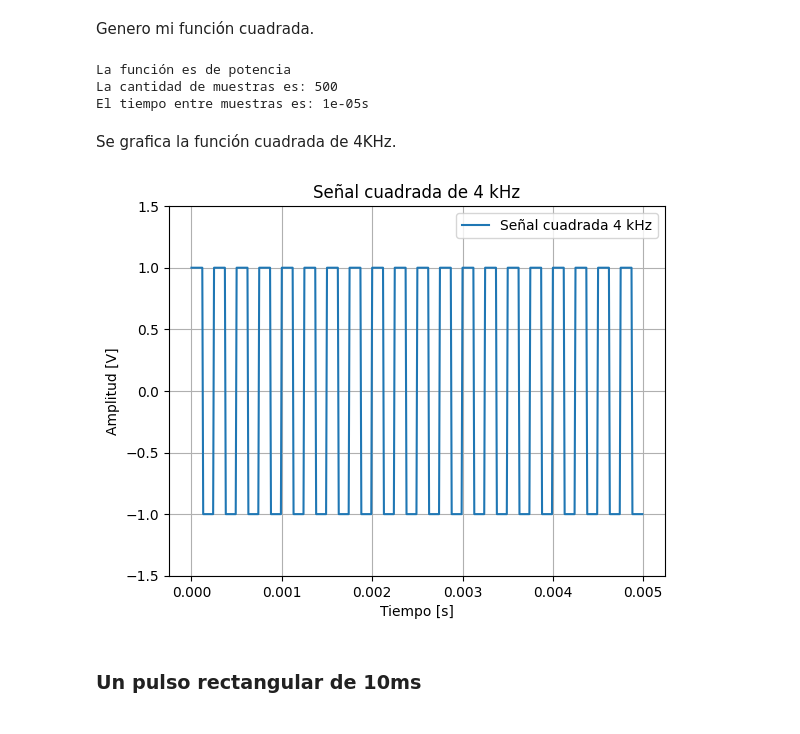
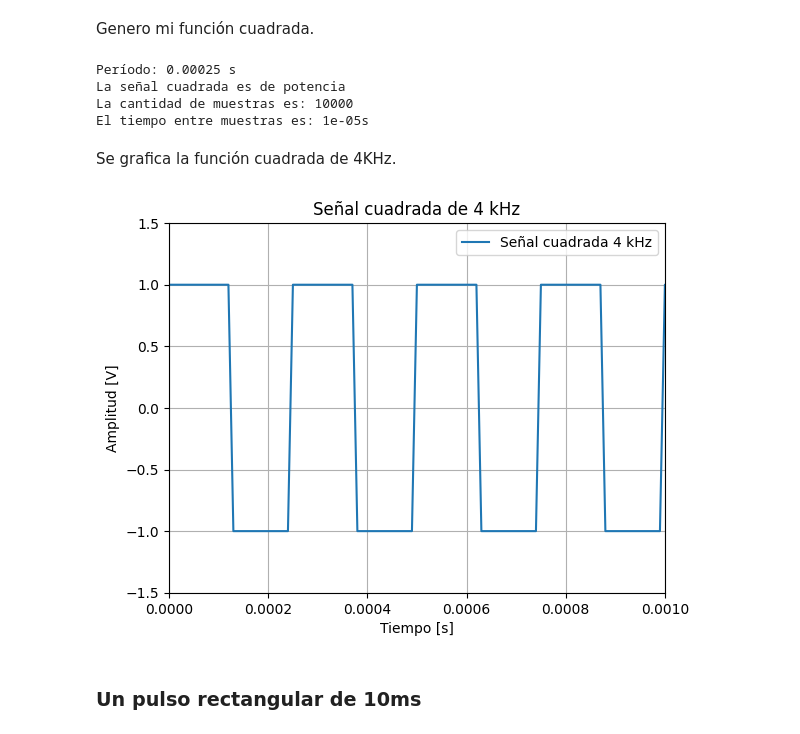
Before and after one commit to Nicolas-21864/TS, a Jupyter notebook: TS1.ipynb, the cells around one changed output. Drawn from its saved outputs; the diff is of its cells as text; code cells hidden in the pictures.

```diff
--- a/TS1.ipynb
+++ b/TS1.ipynb
@@ -14,8 +14,9 @@ Llamo a las librerías a utilizar y defino mis variables que voy a implementar.
 import numpy as np
 import matplotlib.pyplot as plt
 
-fm=100000 #frecuencia de muestreo
-N=500     #cantidad de muestras
+
+fm=10000000 #frecuencia de muestreo
+N=10000     #cantidad de muestras
 fs=2000   #frecuencia de la señal
 dt=1/fm  #tiempo entre muestras
 # %% [markdown]
@@ -176,27 +200,31 @@ señalcuadrada = signal.square(2 * np.pi * fs * t)
 dt = 1/fm
 muestras=len(señalcuadrada)
 tiempoMuestras= dt
-print(f'La función es de potencia')
+T = 1/fs
+print(f'Período: {T} s')
+print(f'La señal cuadrada es de potencia')
 print(f'La cantidad de muestras es: {muestras}')
 print(f'El tiempo entre muestras es: {tiempoMuestras}s')
 # %% [output]
-La función es de potencia
-La cantidad de muestras es: 500
+Período: 0.00025 s
+La señal cuadrada es de potencia
+La cantidad de muestras es: 10000
 El tiempo entre muestras es: 1e-05s
 # %% [markdown]
 Se grafica la función cuadrada de 4KHz.
 # %%
 plt.figure(6)
 plt.plot(t, señalcuadrada, label="Señal cuadrada 4 kHz")
 plt.title("Señal cuadrada de 4 kHz")
+plt.xlim(0, 0.001)  # ver solo 1 ms
 plt.xlabel("Tiempo [s]")
 plt.ylabel("Amplitud [V]")
 plt.grid(True)
 plt.ylim(-1.5, 1.5)
 plt.legend()
 plt.show()
 # %% [output]
-[figure, old version]
+[figure, new version]
 # %% [markdown]
 ### Un pulso rectangular de 10ms
 # %% [markdown]
```
Also changed, not shown: parts of 17 cells of this notebook.
